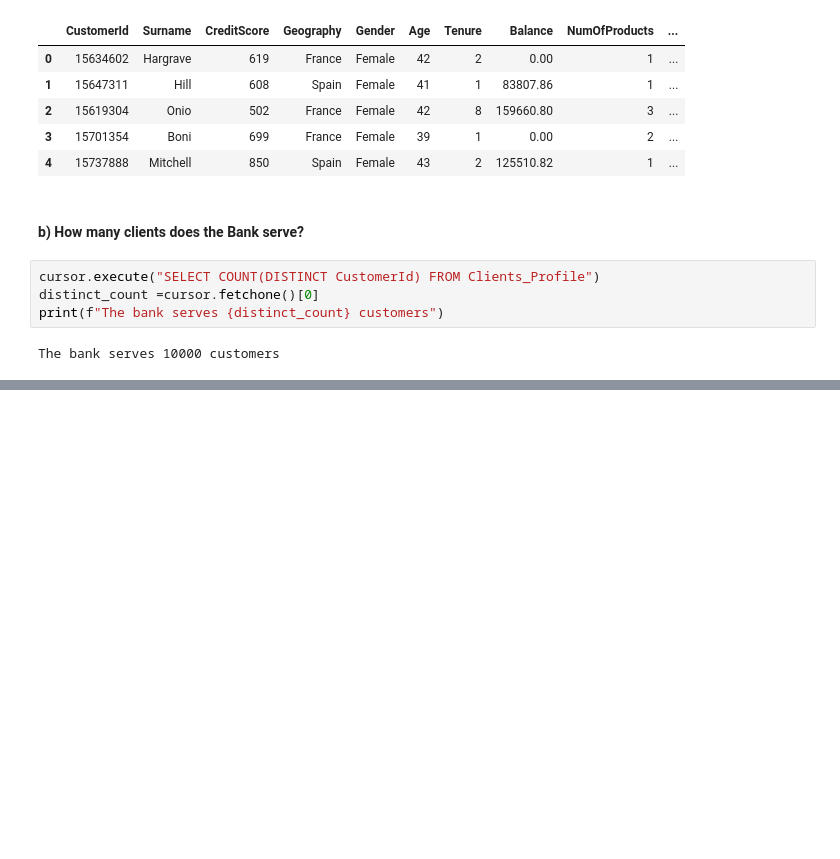
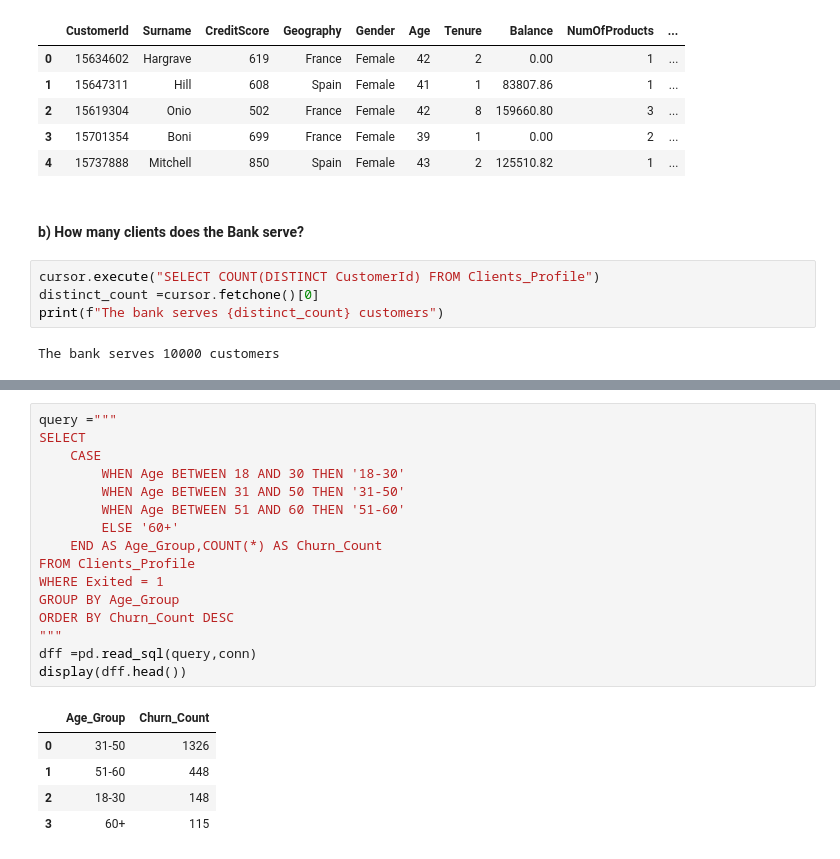
Before and after one commit to Sabuny/Database-SQLite, a Jupyter notebook: Bank_Churn_SQL.ipynb, the cells around one changed output, grey strips where cells are left out. Saved outputs shown, nothing was run; the diff lists cells and outputs as text; blank space fills up the shorter version.

```diff
--- a/Bank_Churn_SQL.ipynb
+++ b/Bank_Churn_SQL.ipynb
@@ -134,0 +194,22 @@ display(df)
+# %%
+query ="""
+SELECT
+    CASE
+        WHEN Age BETWEEN 18 AND 30 THEN '18-30'
+        WHEN Age BETWEEN 31 AND 50 THEN '31-50'
+        WHEN Age BETWEEN 51 AND 60 THEN '51-60'
+        ELSE '60+'
+    END AS Age_Group,COUNT(*) AS Churn_Count
+FROM Clients_Profile
+WHERE Exited = 1
+GROUP BY Age_Group
+ORDER BY Churn_Count DESC
+"""
+dff =pd.read_sql(query,conn)
+display(dff.head())
+# %% [output]
+|  | Age_Group | Churn_Count |
+| 0 | 31-50 | 1326 |
+| 1 | 51-60 | 448 |
+| 2 | 18-30 | 148 |
+| 3 | 60+ | 115 |
```
Also changed, not shown: parts of 35 cells of this notebook, 1 other file.
